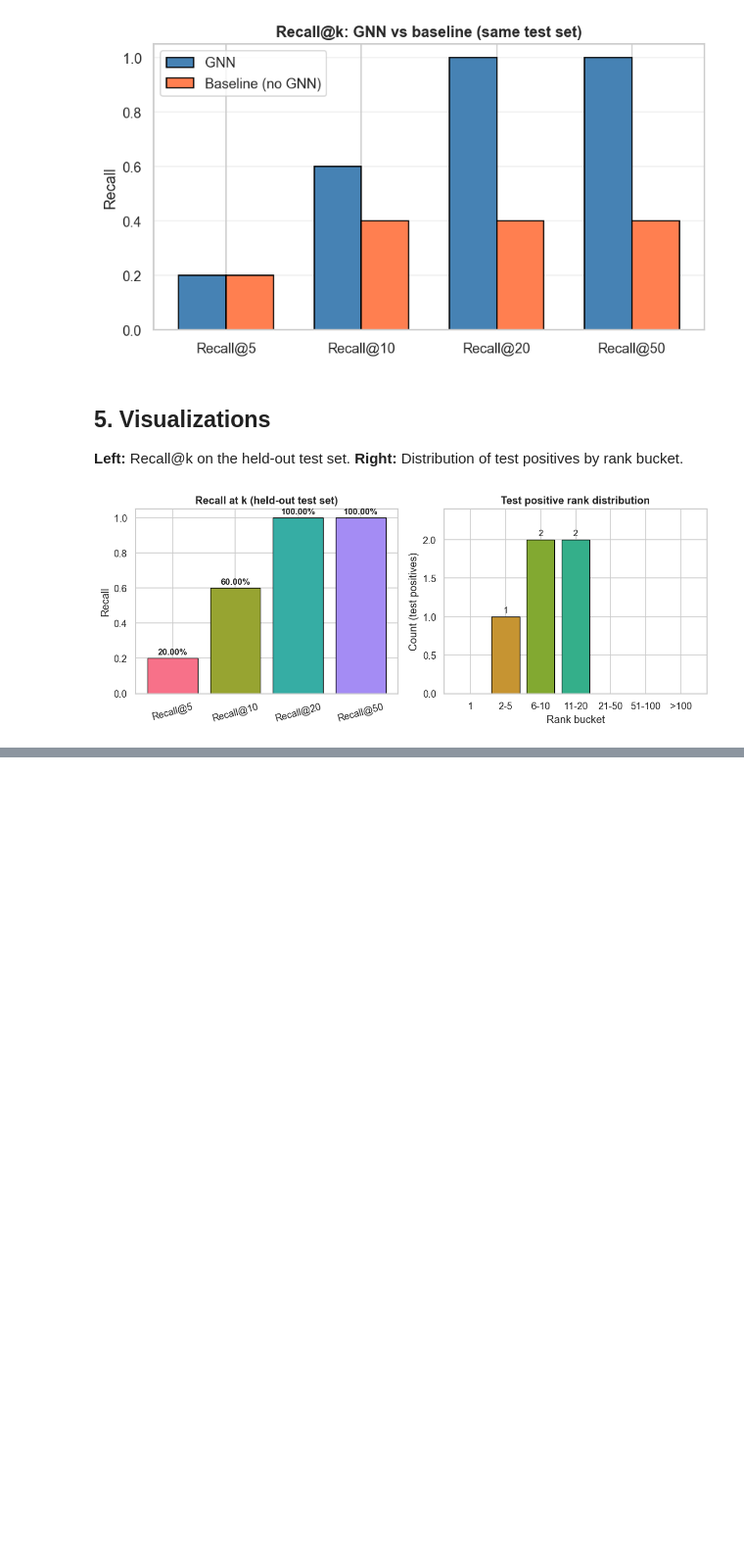
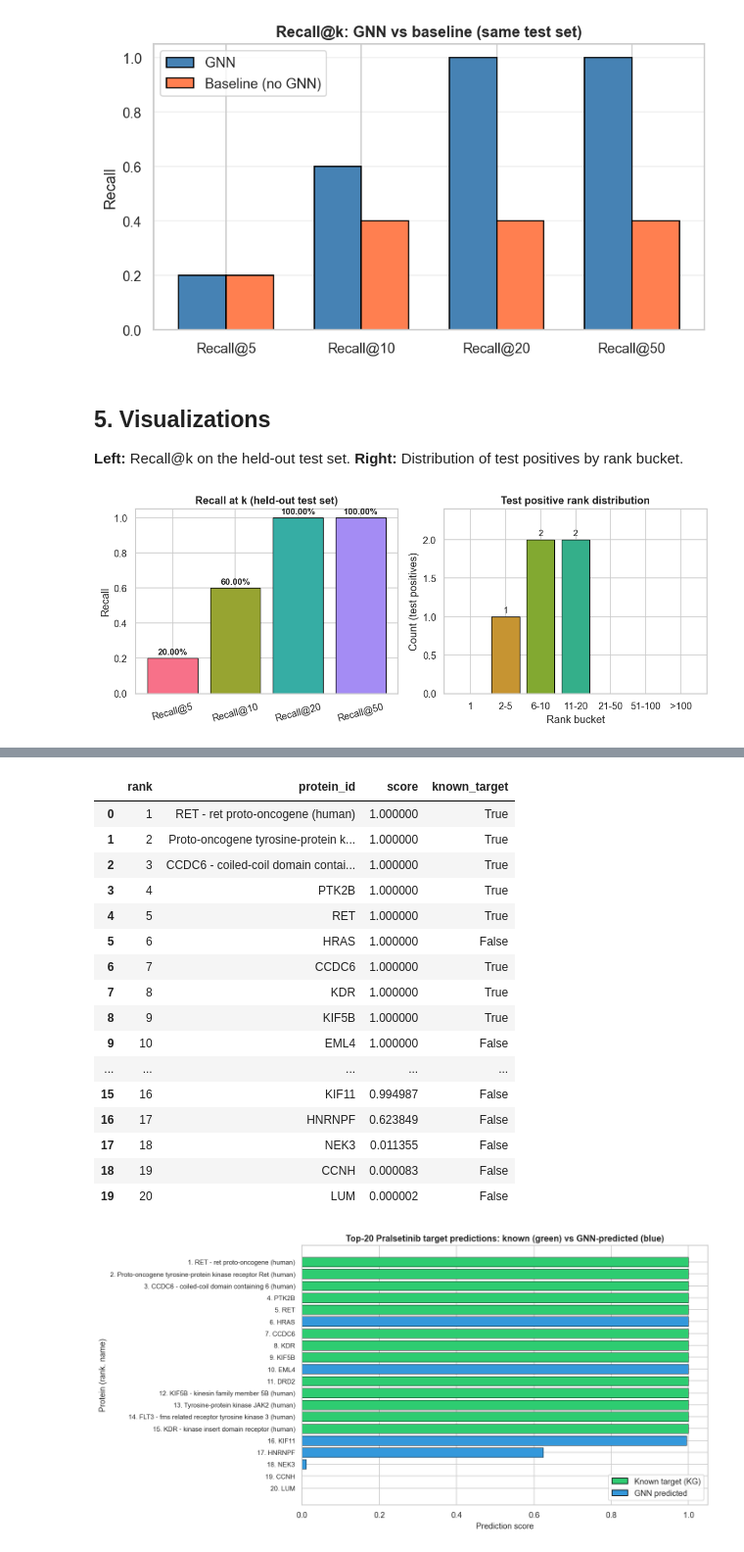
Before and after one commit to Ishaanbal/DSC180B-B23-Knowledge-Graph-and-Biomedical-Ontology, a Jupyter notebook: notebooks/model_eval.ipynb, the cells around one changed output, grey strips where cells are left out. Shown at 98% size. Saved outputs shown, nothing was run; the diff lists cells and outputs as text; code cells hidden in the pictures; blank space fills up the shorter version.

Commit message:
viz showing top 20 predicted proteins by the GNN

```diff
--- a/notebooks/model_eval.ipynb
+++ b/notebooks/model_eval.ipynb
@@ -323,0 +330,34 @@ plt.show()
+# %%
+# Load GNN off-target predictions (canonical output from build_off_target_predictions.py)
+from matplotlib.patches import Patch
+PRED_FILE = PROJECT_ROOT / "predictions" / "off_target_predictions.csv"
+pred_df = pd.read_csv(PRED_FILE)
+
+# 13 known Pralsetinib targets (positive set)
+known = pred_df[pred_df["known_target"] == True].drop_duplicates(subset=["protein_id"])
+print("=== 13 KNOWN PRALSETINIB TARGETS (positive evaluation set) ===\n")
+print(known[["rank", "protein_id", "score", "known_target"]].to_string(index=False))
+
+# Top-20 ranked hits (known + predicted)
+top20 = pred_df.head(20)
+print("\n=== TOP-20 RANKED HITS (prediction scores) ===\n")
+display(top20[["rank", "protein_id", "score", "known_target"]])
+
+# Bar chart: Top-20 prediction scores, colored by known vs predicted
+fig, ax = plt.subplots(figsize=(12, 6))
+colors = ["#2ecc71" if k else "#3498db" for k in top20["known_target"]]
+labels = [f"{r}. {p}" for r, p in zip(top20["rank"], top20["protein_id"])]
+ax.barh(range(len(top20)), top20["score"], color=colors, edgecolor="black", linewidth=0.5)
+ax.set_yticks(range(len(top20)))
+ax.set_yticklabels(labels, fontsize=9)
+ax.set_xlabel("Prediction score", fontsize=11)
+ax.set_ylabel("Protein (rank. name)", fontsize=11)
+ax.set_title("Top-20 Pralsetinib target predictions: known (green) vs GNN-predicted (blue)", fontsize=12, fontweight="bold")
+ax.invert_yaxis()
+ax.legend(handles=[
+    Patch(facecolor="#2ecc71", edgecolor="black", label="Known target (KG)"),
+    Patch(facecolor="#3498db", edgecolor="black", label="GNN predicted"),
+], loc="lower right")
+plt.tight_layout()
+plt.show()
+# %% [output]
@@ -323,0 +382,18 @@ plt.show()
+|  | rank | protein_id | score | known_target |
+| 0 | 1 | RET - ret proto-oncogene (human) | 1.000000 | True |
+| 1 | 2 | Proto-oncogene tyrosine-protein k... | 1.000000 | True |
+| 2 | 3 | CCDC6 - coiled-coil domain contai... | 1.000000 | True |
+| 3 | 4 | PTK2B | 1.000000 | True |
+| 4 | 5 | RET | 1.000000 | True |
+| 5 | 6 | HRAS | 1.000000 | False |
+| 6 | 7 | CCDC6 | 1.000000 | True |
+| 7 | 8 | KDR | 1.000000 | True |
+| 8 | 9 | KIF5B | 1.000000 | True |
+| 9 | 10 | EML4 | 1.000000 | False |
+| ... | ... | ... | ... | ... |
+| 15 | 16 | KIF11 | 0.994987 | False |
+| 16 | 17 | HNRNPF | 0.623849 | False |
+| 17 | 18 | NEK3 | 0.011355 | False |
+| 18 | 19 | CCNH | 0.000083 | False |
+| 19 | 20 | LUM | 0.000002 | False |
+[figure, added]
```
Also changed, not shown: parts of 2 cells of this notebook.
